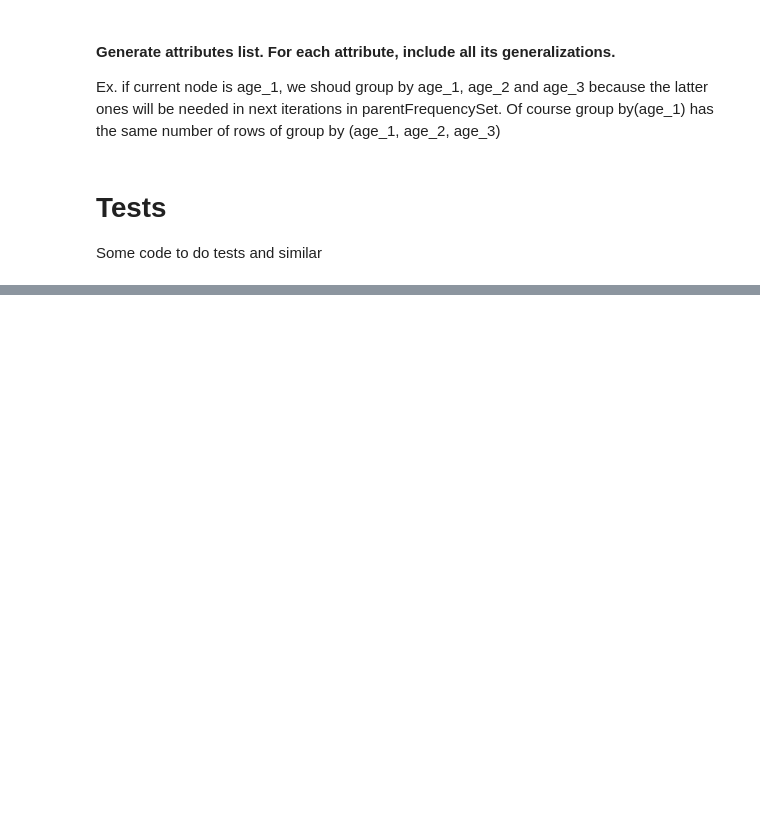
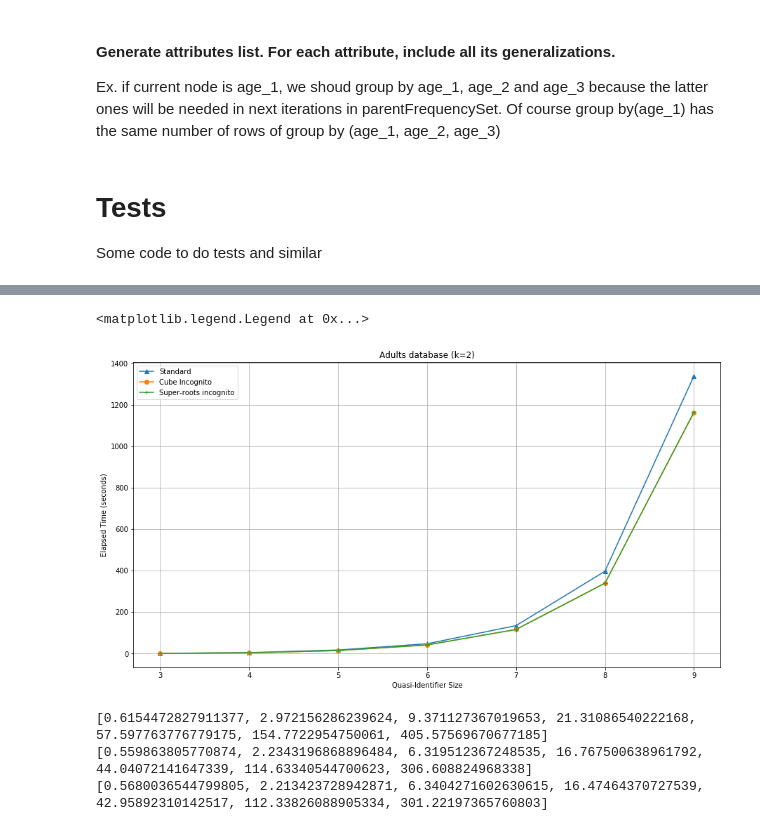
Before and after one commit to andreafasci/DPP_Project, a Jupyter notebook: DPP_Project.ipynb, the cells around one changed output, grey strips where cells are left out. Cells and saved outputs as stored; diff of their text form; code cells hidden in the pictures; blank space fills up the shorter version.

```diff
--- a/DPP_Project.ipynb
+++ b/DPP_Project.ipynb
@@ -617,0 +1073,21 @@ printGraph(graph)
+# %%
+plt.figure(figsize=(15,8))
+plt.grid()
+plt.plot(paper_data_x, our_data_standard_K_2, '^-', label='Standard')
+plt.plot(paper_data_x, our_data_cube_K_2, 'o-', label='Cube Incognito')
+plt.plot(paper_data_x, our_data_superRoot_K_2, '+-', label='Super-roots incognito')
+plt.title("Adults database (k=2)")
+plt.ylabel("Elapsed Time (seconds)")
+plt.xlabel("Quasi-Identifier Size")
+plt.legend()
+# %% [output]
+<matplotlib.legend.Legend at 0x...>
+[figure, added]
+# %%
+print(our_data_standard_K_10)
+print(our_data_superRoot_K_10)
+print(our_data_cube_K_10)
+# %% [output]
+[0.6154472827911377, 2.972156286239624, 9.371127367019653, 21.31086540222168, 57.597763776779175, 154.7722954750061, 405.57569670677185]
+[0.559863805770874, 2.2343196868896484, 6.319512367248535, 16.767500638961792, 44.04072141647339, 114.63340544700623, 306.608824968338]
+[0.5680036544799805, 2.213423728942871, 6.3404271602630615, 16.47464370727539, 42.95892310142517, 112.33826088905334, 301.22197365760803]
```
Also changed, not shown: parts of 24 cells of this notebook, 1 other file.
